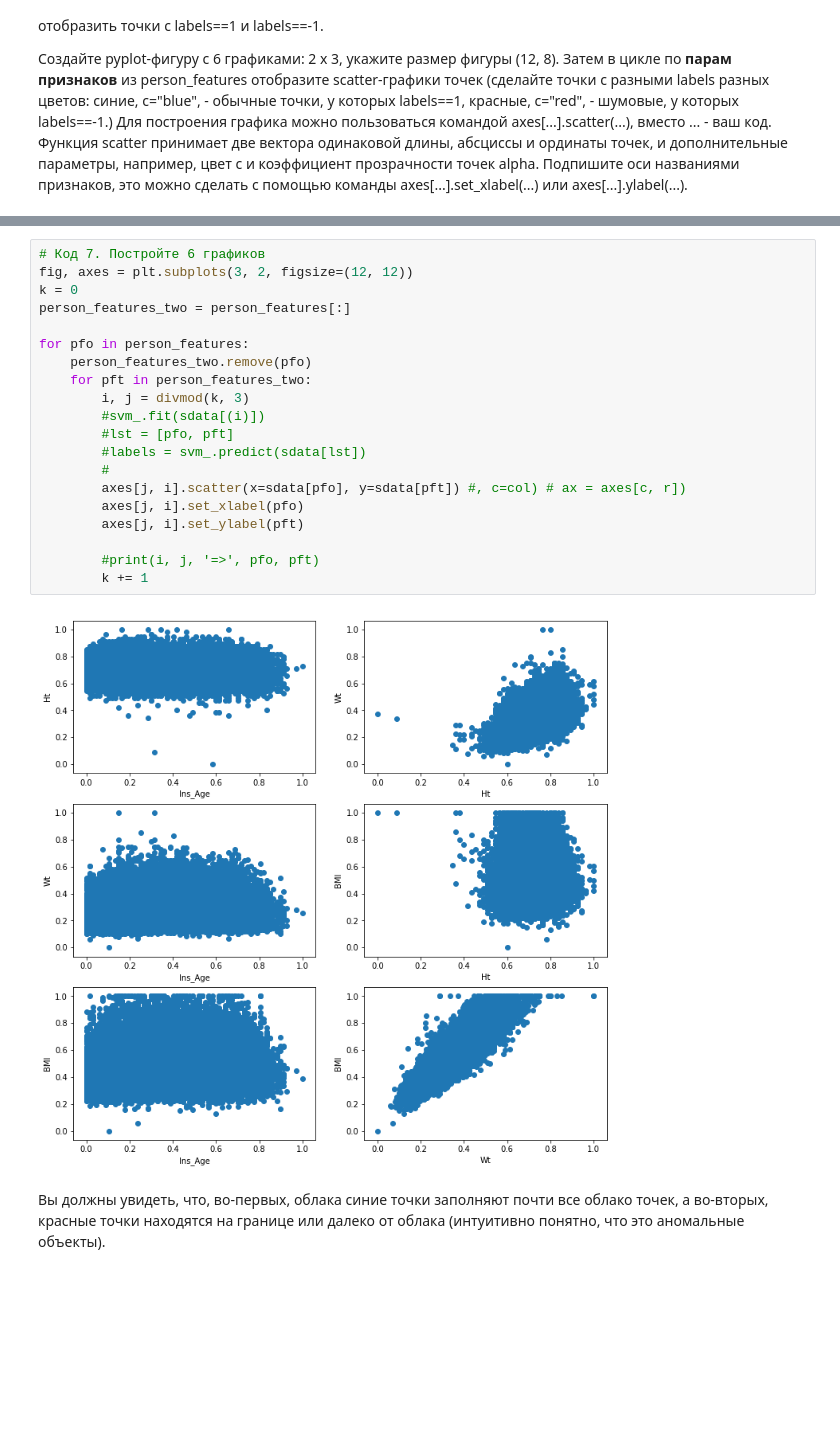
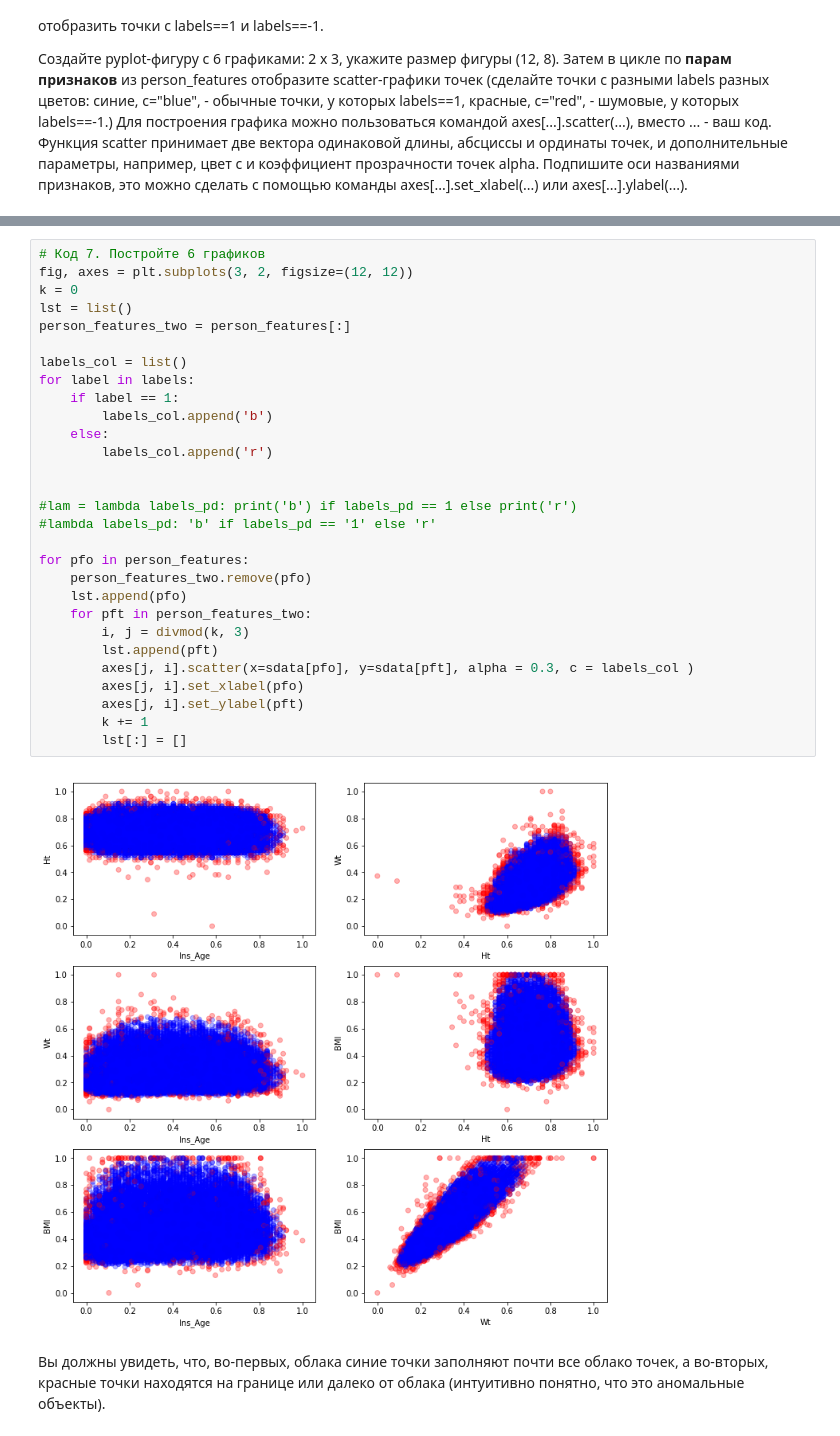
Before and after one commit to AlexeyAverin/MLLearn, a Jupyter notebook: c3w3t1.ipynb, the cells around one changed output, grey strips where cells are left out. Drawn from its saved outputs; the diff is of its cells as text; blank space fills up the shorter version.

```diff
--- a/c3w3t1.ipynb
+++ b/c3w3t1.ipynb
@@ -401,25 +381,34 @@ Name: Ins_Age, Length: 59381, dtype: float64
 # %%
 # Код 7. Постройте 6 графиков
 fig, axes = plt.subplots(3, 2, figsize=(12, 12))
 k = 0
+lst = list()
 person_features_two = person_features[:]
+
+labels_col = list()
+for label in labels:
+    if label == 1:
+        labels_col.append('b')
+    else:
+        labels_col.append('r')
+
+
+#lam = lambda labels_pd: print('b') if labels_pd == 1 else print('r')
+#lambda labels_pd: 'b' if labels_pd == '1' else 'r'
 
 for pfo in person_features:
     person_features_two.remove(pfo)
+    lst.append(pfo)
     for pft in person_features_two:
         i, j = divmod(k, 3)
-        #svm_.fit(sdata[(i)])
-        #lst = [pfo, pft]
-        #labels = svm_.predict(sdata[lst])
-        #
-        axes[j, i].scatter(x=sdata[pfo], y=sdata[pft]) #, c=col) # ax = axes[c, r])
+        lst.append(pft)
+        axes[j, i].scatter(x=sdata[pfo], y=sdata[pft], alpha = 0.3, c = labels_col )
         axes[j, i].set_xlabel(pfo)
         axes[j, i].set_ylabel(pft)
-
-        #print(i, j, '=>', pfo, pft)
         k += 1
+        lst[:] = []
 # %% [output]
-[figure, old version]
+[figure, new version]
 # %% [markdown]
 Вы должны увидеть, что, во-первых, облака синие точки заполняют почти все облако точек, а во-вторых, красные точки находятся на границе или далеко от облака (интуитивно понятно, что это аномальные объекты).
 # %% [markdown]
```
Also changed, not shown: parts of 6 cells of this notebook.
